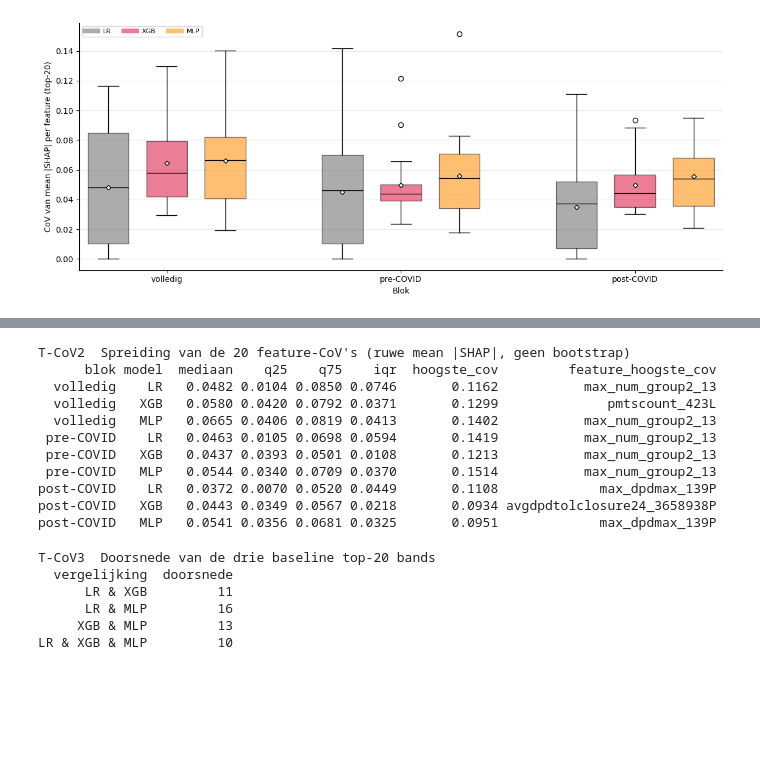
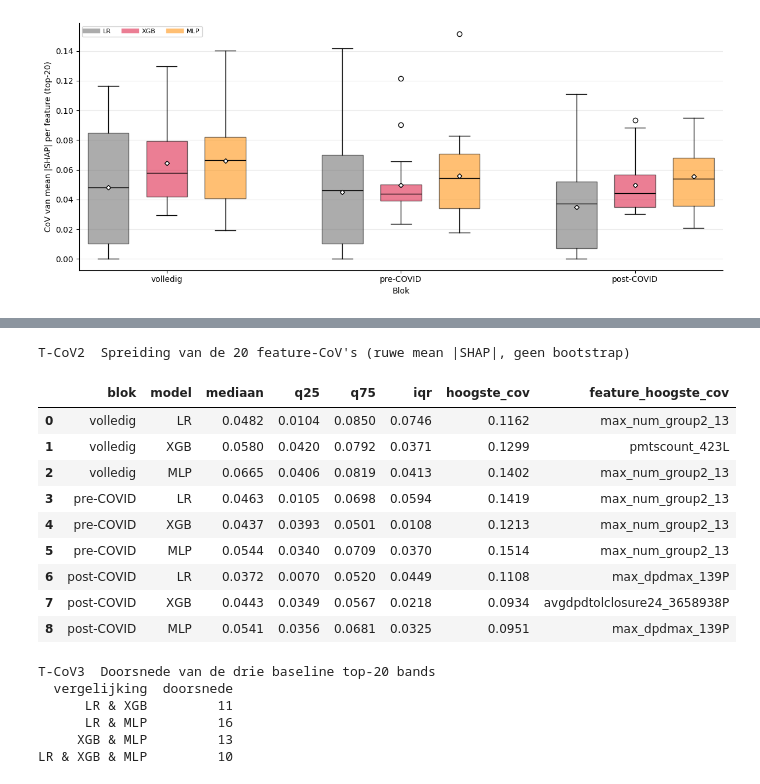
Before and after one commit to Jeanpierre69/casestudy-datamining, a Jupyter notebook: r2_explainable_stab.ipynb, the cells around one changed output, grey strips where cells are left out. Drawn from its saved outputs; the diff is of its cells as text; code cells hidden in the pictures; blank space fills up the shorter version.

```diff
--- a/r2_explainable_stab.ipynb
+++ b/r2_explainable_stab.ipynb
@@ -925,45 +880,45 @@ aandeel post-COVID   MLP       30  3         28    0.0475   0.0390   0.0512
 spreiding_rows = []
 per_feature_rows = []
 
 for blok_naam, blok_weken in BLOCKS.items():
     for model_name in MODELS:
-        M = band_matrix(model_name, blok_weken, "ruw")
+        M = band_matrix(model_name, blok_weken)
         covs = pd.Series(M.std(axis=0, ddof=1) / M.mean(axis=0), index=bands[model_name])
 
         q25, mediaan, q75 = covs.quantile([0.25, 0.5, 0.75])
         spreiding_rows.append({
             "blok": blok_naam,
             "model": model_name,
             "mediaan": mediaan,
             "q25": q25,
             "q75": q75,
             "iqr": q75 - q25,
             "hoogste_cov": covs.max(),
             "feature_hoogste_cov": covs.idxmax(),
         })
 
         per_feature_rows.append(
             covs.rename("cov").rename_axis("feature").reset_index().assign(
                 blok=blok_naam, model=model_name))
 
 cov_spreiding = pd.DataFrame(spreiding_rows)
 cov_per_feature_lang = pd.concat(per_feature_rows, ignore_index=True)[
     ["blok", "model", "feature", "cov"]]
 
 print(f"T-CoV2  Spreiding van de {TOP_K} feature-CoV's (ruwe mean |SHAP|, geen bootstrap)")
-print(cov_spreiding.round(4).to_string(index=False))
+cov_spreiding.round(4)
 # %% [output]
 T-CoV2  Spreiding van de 20 feature-CoV's (ruwe mean |SHAP|, geen bootstrap)
-      blok model  mediaan    q25    q75    iqr  hoogste_cov         feature_hoogste_cov
-  volledig    LR   0.0482 0.0104 0.0850 0.0746       0.1162           max_num_group2_13
-  volledig   XGB   0.0580 0.0420 0.0792 0.0371       0.1299              pmtscount_423L
-  volledig   MLP   0.0665 0.0406 0.0819 0.0413       0.1402           max_num_group2_13
- pre-COVID    LR   0.0463 0.0105 0.0698 0.0594       0.1419           max_num_group2_13
- pre-COVID   XGB   0.0437 0.0393 0.0501 0.0108       0.1213           max_num_group2_13
- pre-COVID   MLP   0.0544 0.0340 0.0709 0.0370       0.1514           max_num_group2_13
-post-COVID    LR   0.0372 0.0070 0.0520 0.0449       0.1108             max_dpdmax_139P
-post-COVID   XGB   0.0443 0.0349 0.0567 0.0218       0.0934 avgdpdtolclosure24_3658938P
-post-COVID   MLP   0.0541 0.0356 0.0681 0.0325       0.0951             max_dpdmax_139P
+|  | blok | model | mediaan | q25 | q75 | iqr | hoogste_cov | feature_hoogste_cov |
+| 0 | volledig | LR | 0.0482 | 0.0104 | 0.0850 | 0.0746 | 0.1162 | max_num_group2_13 |
+| 1 | volledig | XGB | 0.0580 | 0.0420 | 0.0792 | 0.0371 | 0.1299 | pmtscount_423L |
+| 2 | volledig | MLP | 0.0665 | 0.0406 | 0.0819 | 0.0413 | 0.1402 | max_num_group2_13 |
+| 3 | pre-COVID | LR | 0.0463 | 0.0105 | 0.0698 | 0.0594 | 0.1419 | max_num_group2_13 |
+| 4 | pre-COVID | XGB | 0.0437 | 0.0393 | 0.0501 | 0.0108 | 0.1213 | max_num_group2_13 |
+| 5 | pre-COVID | MLP | 0.0544 | 0.0340 | 0.0709 | 0.0370 | 0.1514 | max_num_group2_13 |
+| 6 | post-COVID | LR | 0.0372 | 0.0070 | 0.0520 | 0.0449 | 0.1108 | max_dpdmax_139P |
+| 7 | post-COVID | XGB | 0.0443 | 0.0349 | 0.0567 | 0.0218 | 0.0934 | avgdpdtolclosure24_3658938P |
+| 8 | post-COVID | MLP | 0.0541 | 0.0356 | 0.0681 | 0.0325 | 0.0951 | max_dpdmax_139P |
 # %%
 # T-CoV3 - Doorsnede van de drie baselinebands. Eenmalige telling: de bands staan vast op
 # week -1 en hebben dus geen blokdimensie.
```
Also changed, not shown: parts of 5 cells of this notebook, 2 other files.
